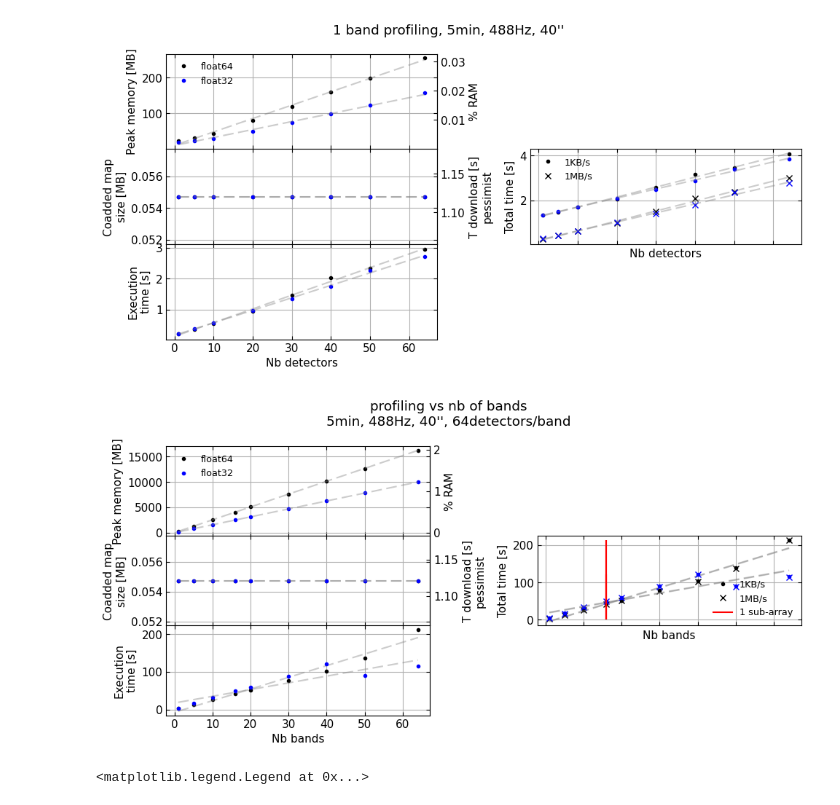
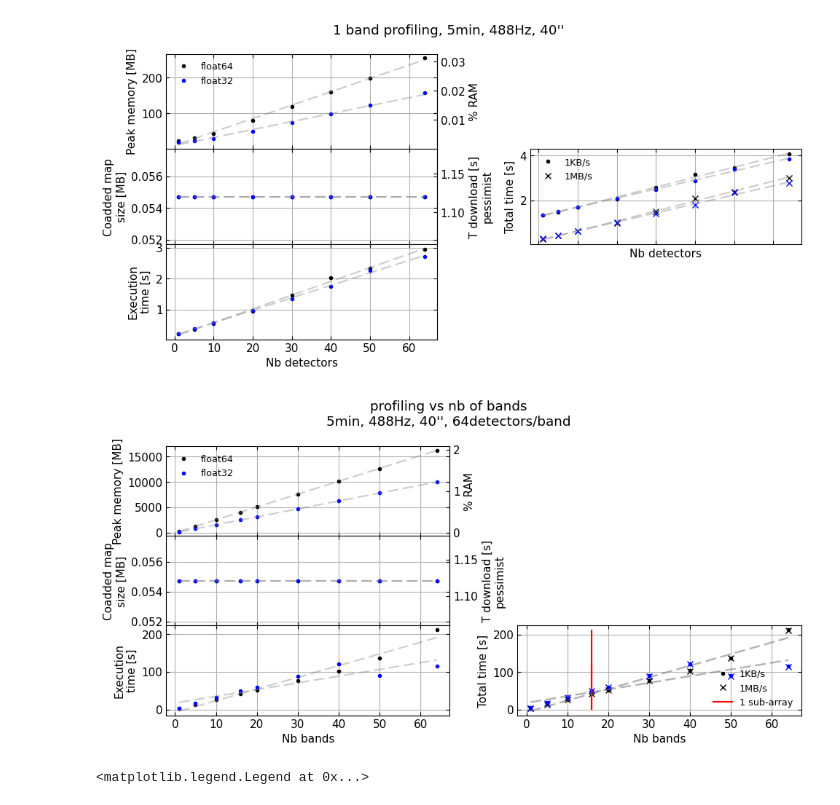
Before and after one commit to tim-balloon/TIM_analysis, a Jupyter notebook: namap/profiling.ipynb, the cells around one changed output. Cells and saved outputs as stored; diff of their text form; code cells hidden in the pictures.

```diff
--- a/namap/profiling.ipynb
+++ b/namap/profiling.ipynb
@@ -200,8 +203,8 @@ fig.subplots_adjust(hspace=0)
 [figure]
 # %%
 fig, axs = plt.subplots(3,2,figsize=(10,5), sharex=True,)
-axm, axb, axt, axT = axs[0,0], axs[1,0], axs[2,0],axs[1,1]
-axs[2,1].axis('off')
+axm, axb, axt, axT = axs[0,0], axs[1,0], axs[2,0],axs[2,1]
+axs[1,1].axis('off')
 axs[0,1].axis('off')
 
 key = 'profiling vs nb bands'
@@ -253,34 +256,36 @@ for precision, color in zip(('float64', 'float32'),('k','b','r')):
 
 patchs = []
 patch = mpatches.Patch(color='b', label='float32'); patchs.append(patch);
 patch = mpatches.Patch(color='k', label='float64'); patchs.append(patch);
 axm.legend(handles=patchs)
 
 
 
 patchs = []
 patch = mlines.Line2D([], [], linestyle='None',marker='.',    color='k', label='1KB/s'); patchs.append(patch)
 patch = mlines.Line2D([], [], color='k', linestyle='None',marker='x',  label='1MB/s'); patchs.append(patch)
 patch = mlines.Line2D([], [], color='r', linestyle='solid',label='1 sub-array'); patchs.append(patch)
 
 axT.legend(handles=patchs, loc= 'lower right')
 
 ymin, ymax = axm.get_ylim()
 axm.legend()
 #axm.set_yticks(np.arange(int(0), int(ymax)+10, 150))
 axm.set_ylabel('Peak memory [MB]')
 axt.set_ylabel('Execution\ntime [s]')
 fig.suptitle("profiling vs nb of bands\n5min, 488Hz, 40'', 64detectors/band")
 axt.set_xlabel("Nb bands")
+axT.set_xlabel("Nb bands")
+
 axb.set_ylabel('Coadded map\nsize [MB]')
 
 axT.set_ylabel('Total time [s]')
 axT.set_xlabel("Nb bands")
 
 fig.tight_layout()
 fig.subplots_adjust(hspace=0)
 # %% [output]
-[figure, old version]
+[figure, new version]
 # %%
 
 
```
Also changed, not shown: parts of 19 cells of this notebook, 3 other files.
